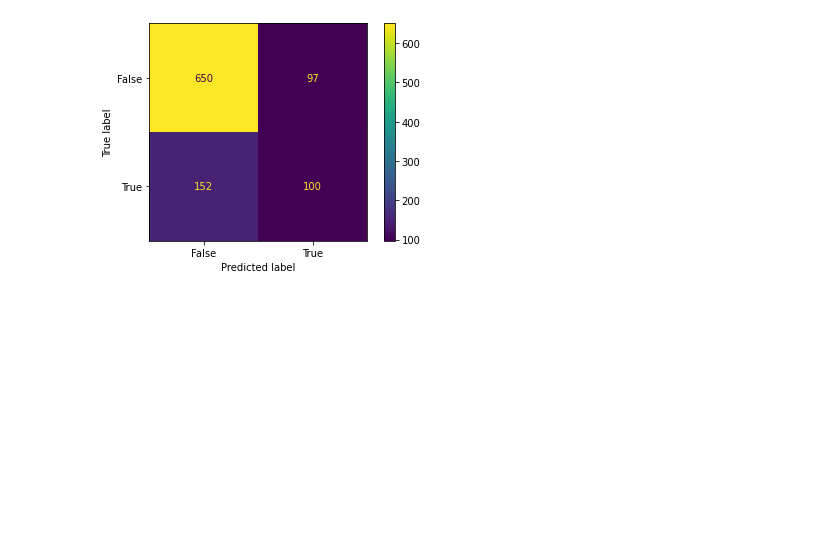
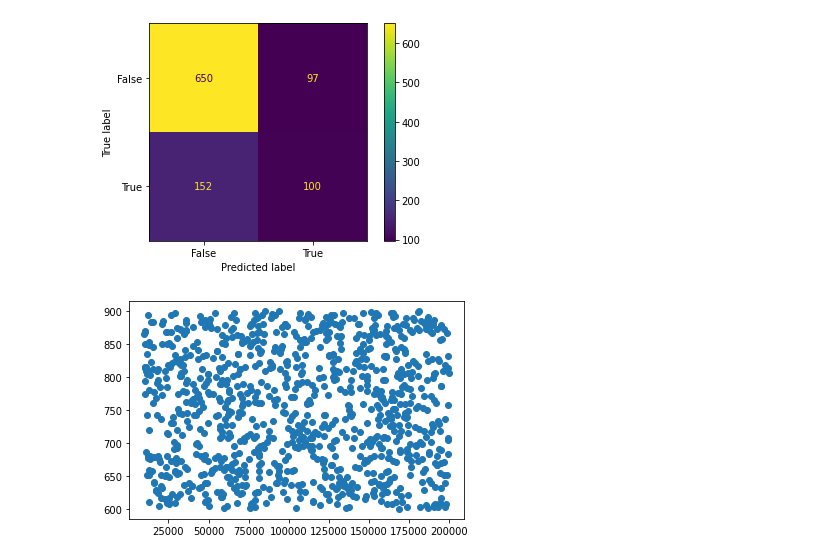
Before and after one commit to soham-samanta/corridor-platform, a Jupyter notebook: extract/graphs.ipynb, the cells around one changed output. Cells and saved outputs as stored; diff of their text form; code cells hidden in the pictures; blank space fills up the shorter version.

```diff
--- a/extract/graphs.ipynb
+++ b/extract/graphs.ipynb
@@ -82,3 +82,15 @@ confmat("model_target", "model_output", 0.8)
 
 [999 rows x 8 columns]
 [figure]
+# %%
+def scatterplot(x, y):
+    fig, ax = plt.subplots()
+    ax.scatter(df[x], df[y])
+    dir_name = r'C:\Users\KIIT\Prerak\Prerak_Code\CorridorPlatforms\corridor-platform\extract\generatedcharts'
+    plt.rcParams["savefig.directory"] = os.chdir(os.path.dirname(dir_name))
+    plt.savefig('scatter.png')
+    plt.show()
+# %%
+scatterplot('monthly_salary', 'fico')
+# %% [output]
+[figure, added]
```
Also changed, not shown: parts of 2 cells of this notebook, 3 other files.
